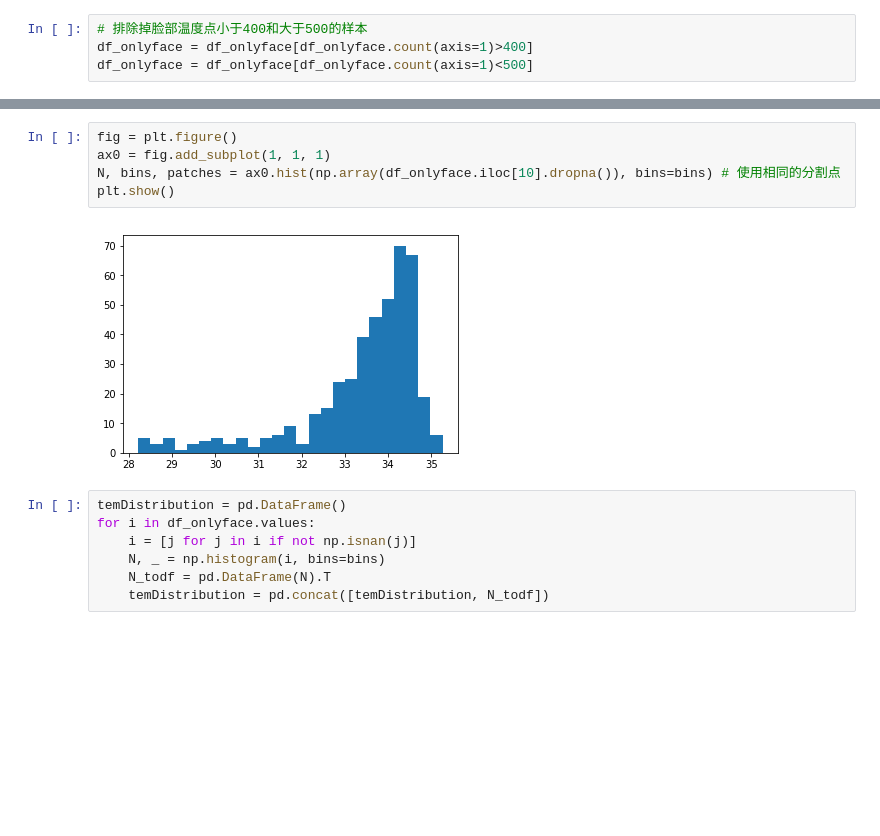
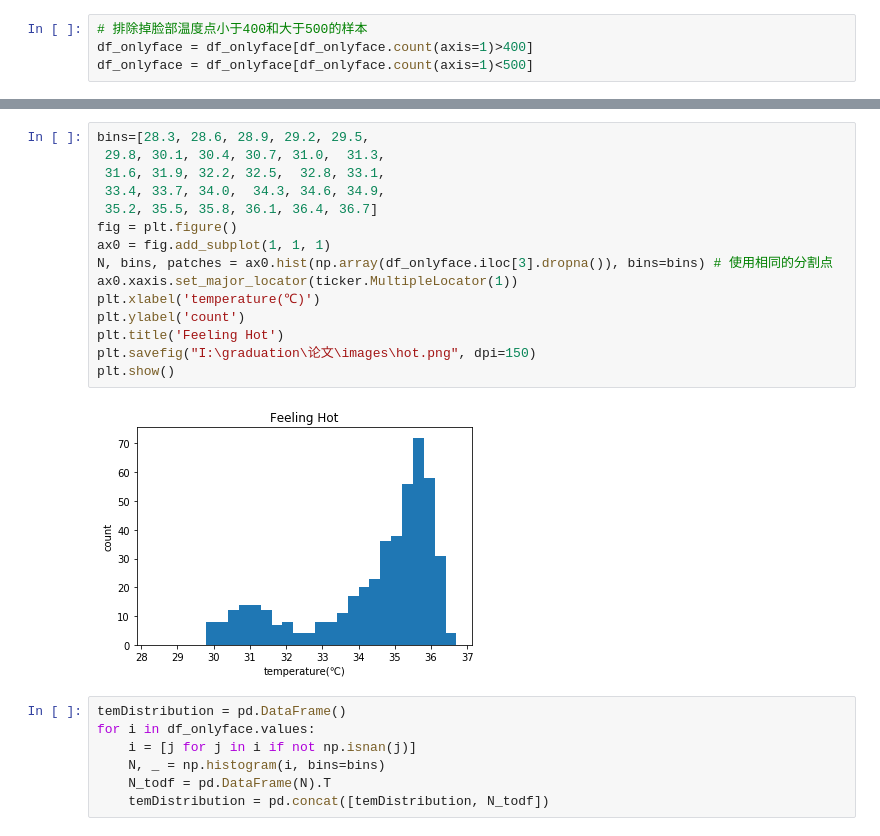
Before and after one commit to lqiqiqi/graduate-thesis, a Jupyter notebook: Calculate Frequency.ipynb, the cells around one changed output, grey strips where cells are left out. Saved outputs shown, nothing was run; the diff lists cells and outputs as text; blank space fills up the shorter version.

```diff
--- a/Calculate Frequency.ipynb
+++ b/Calculate Frequency.ipynb
@@ -22,10 +94,20 @@ print('分割点：', bins)
-# %%
-fig = plt.figure()
-ax0 = fig.add_subplot(1, 1, 1)
-N, bins, patches = ax0.hist(np.array(df_onlyface.iloc[10].dropna()), bins=bins) # 使用相同的分割点
-plt.show()
-# %% [output]
-[figure, removed]
+# %%
+bins=[28.3, 28.6, 28.9, 29.2, 29.5,
+ 29.8, 30.1, 30.4, 30.7, 31.0,  31.3,
+ 31.6, 31.9, 32.2, 32.5,  32.8, 33.1,
+ 33.4, 33.7, 34.0,  34.3, 34.6, 34.9,
+ 35.2, 35.5, 35.8, 36.1, 36.4, 36.7]
+fig = plt.figure()
+ax0 = fig.add_subplot(1, 1, 1)
+N, bins, patches = ax0.hist(np.array(df_onlyface.iloc[3].dropna()), bins=bins) # 使用相同的分割点
+ax0.xaxis.set_major_locator(ticker.MultipleLocator(1))
+plt.xlabel('temperature(℃)')
+plt.ylabel('count')
+plt.title('Feeling Hot')
+plt.savefig("I:\graduation\论文\images\hot.png", dpi=150)
+plt.show()
+# %% [output]
+[figure, added]
 # %%
 temDistribution = pd.DataFrame()
 for i in df_onlyface.values:
```
Also changed, not shown: parts of 20 cells of this notebook, 8 other files.
